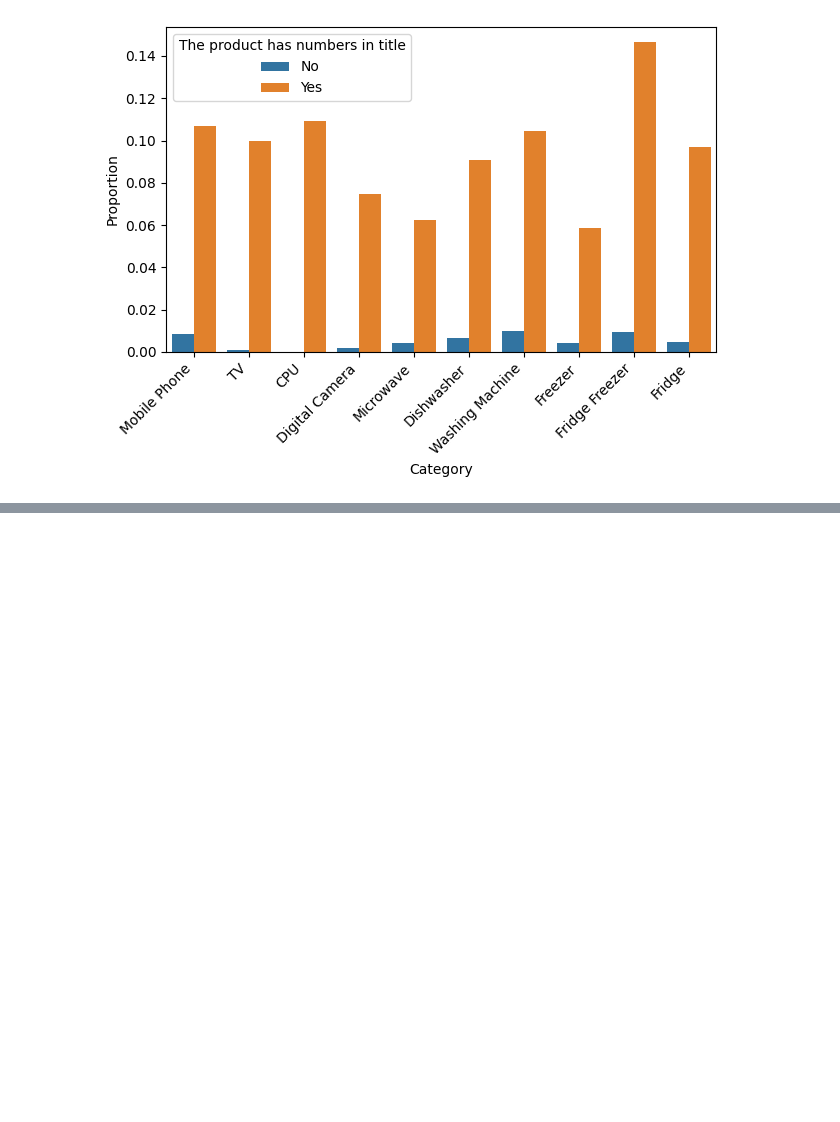
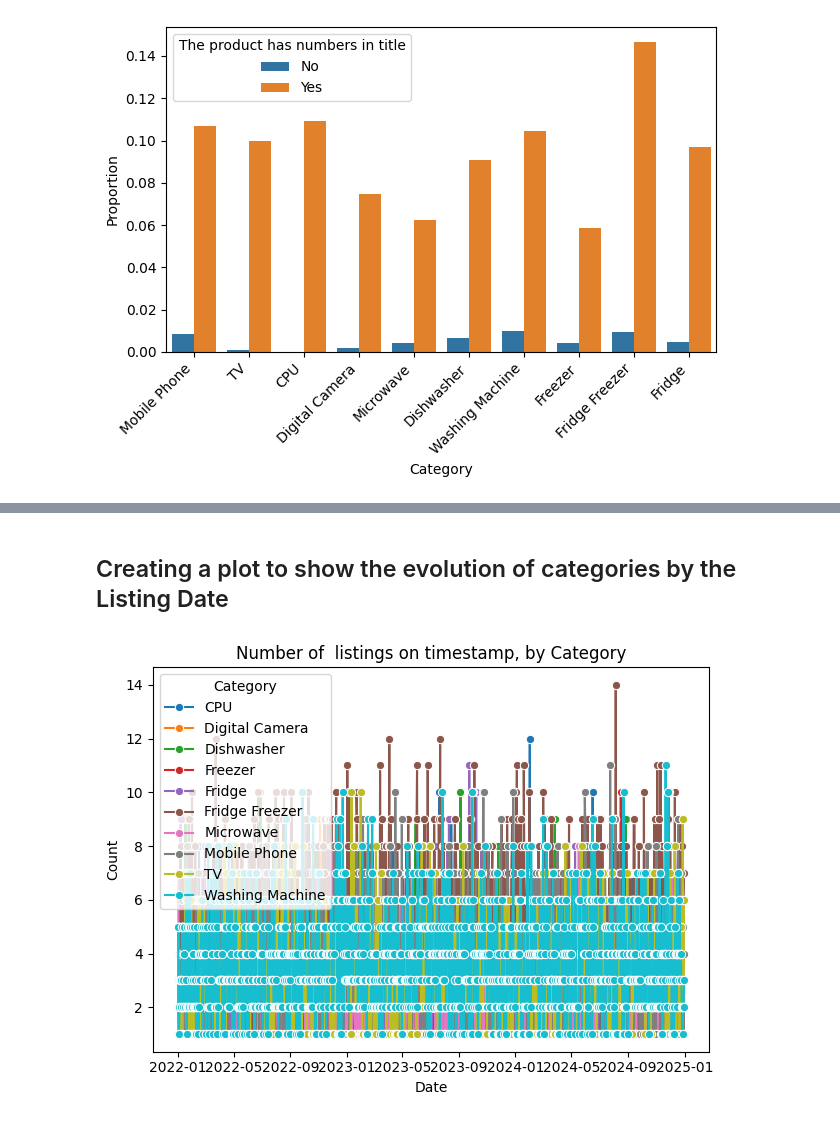
Before and after one commit to ScumpikLau/ml-product-category-laura-corbu, a Jupyter notebook: notebook/product_category_analysis.ipynb, the cells around one changed output, grey strips where cells are left out. Saved outputs shown, nothing was run; the diff lists cells and outputs as text; code cells hidden in the pictures; blank space fills up the shorter version.

```diff
--- a/notebook/product_category_analysis.ipynb
+++ b/notebook/product_category_analysis.ipynb
@@ -316,0 +330,16 @@ plt.show()
+# %% [markdown]
+## Creating a plot to show the evolution of categories by the Listing Date
+# %%
+counts = (df.groupby(['Listing Date','category'])
+            .size()
+            .reset_index(name='count'))
+
+sns.lineplot(data=counts, x='Listing Date', y='count', hue='category', marker='o')
+plt.title('Number of  listings on timestamp, by Category')
+plt.xlabel('Date')
+plt.ylabel('Count')
+plt.legend(title='Category',loc='upper left')
+plt.tight_layout()
+plt.show()
+# %% [output]
+[figure, added]
```
Also changed, not shown: parts of 3 cells of this notebook.
